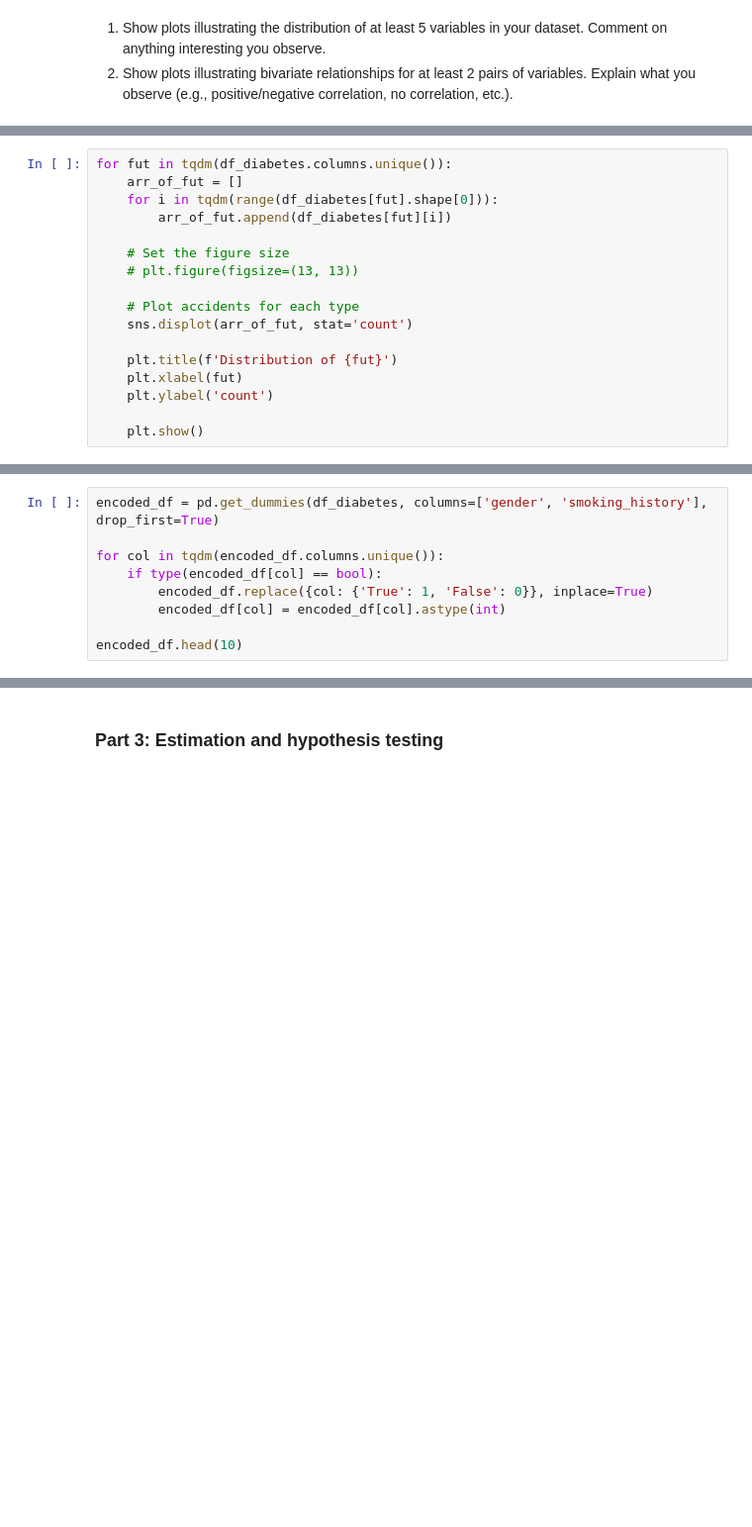
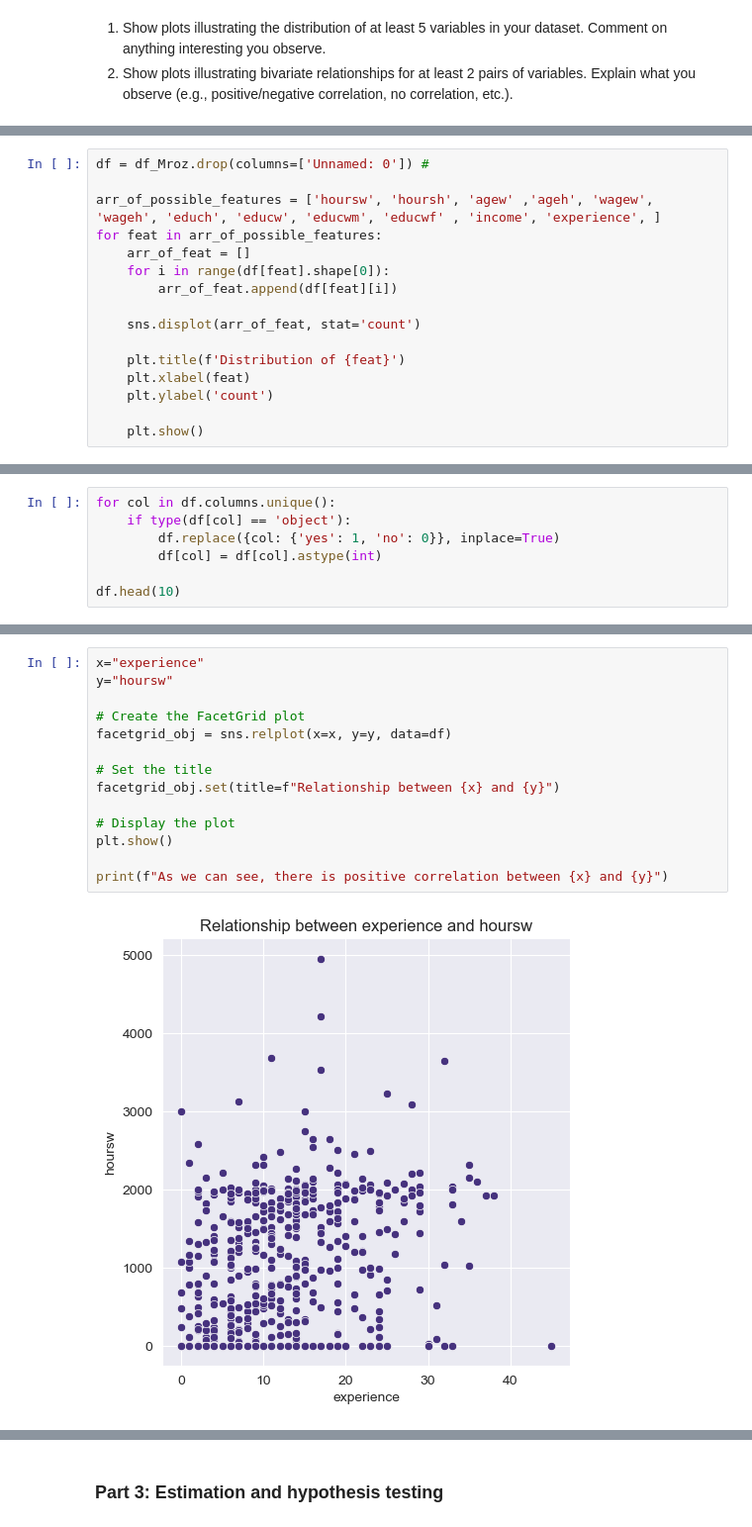
Before and after one commit to LiorBenSidi/Mini-Project, a Jupyter notebook: Mini-Project.ipynb, the cells around one changed output, grey strips where cells are left out. Shown: that part at 99% size. Saved outputs shown, nothing was run; the diff lists cells and outputs as text; blank space fills up the shorter version.

```diff
--- a/Mini-Project.ipynb
+++ b/Mini-Project.ipynb
@@ -168,17 +156,16 @@ memory usage: 6.9+ MB
 # %%
-for fut in tqdm(df_diabetes.columns.unique()):
-    arr_of_fut = []
-    for i in tqdm(range(df_diabetes[fut].shape[0])):
-        arr_of_fut.append(df_diabetes[fut][i])
+df = df_Mroz.drop(columns=['Unnamed: 0']) #
 
-    # Set the figure size
-    # plt.figure(figsize=(13, 13))
+arr_of_possible_features = ['hoursw', 'hoursh', 'agew' ,'ageh', 'wagew', 'wageh', 'educh', 'educw', 'educwm', 'educwf' , 'income', 'experience', ]
+for feat in arr_of_possible_features:
+    arr_of_feat = []
+    for i in range(df[feat].shape[0]):
+        arr_of_feat.append(df[feat][i])
 
-    # Plot accidents for each type
-    sns.displot(arr_of_fut, stat='count')
+    sns.displot(arr_of_feat, stat='count')
 
-    plt.title(f'Distribution of {fut}')
-    plt.xlabel(fut)
+    plt.title(f'Distribution of {feat}')
+    plt.xlabel(feat)
     plt.ylabel('count')
 
     plt.show()
@@ -205,9 +174,7 @@ for i in (df_diabetes.columns.unique()):
 # %%
-encoded_df = pd.get_dummies(df_diabetes, columns=['gender', 'smoking_history'], drop_first=True)
+for col in df.columns.unique():
+    if type(df[col] == 'object'):
+        df.replace({col: {'yes': 1, 'no': 0}}, inplace=True)
+        df[col] = df[col].astype(int)
 
-for col in tqdm(encoded_df.columns.unique()):
-    if type(encoded_df[col] == bool):
-        encoded_df.replace({col: {'True': 1, 'False': 0}}, inplace=True)
-        encoded_df[col] = encoded_df[col].astype(int)
-
-encoded_df.head(10)
+df.head(10)
@@ -236,0 +188,16 @@ g=sns.heatmap(correlations,annot=True)
+# %%
+x="experience"
+y="hoursw"
+
+# Create the FacetGrid plot
+facetgrid_obj = sns.relplot(x=x, y=y, data=df)
+
+# Set the title
+facetgrid_obj.set(title=f"Relationship between {x} and {y}")
+
+# Display the plot
+plt.show()
+
+print(f"As we can see, there is positive correlation between {x} and {y}")
+# %% [output]
+[figure, added]
```
Also changed, not shown: parts of 23 cells of this notebook, 1 other file.
